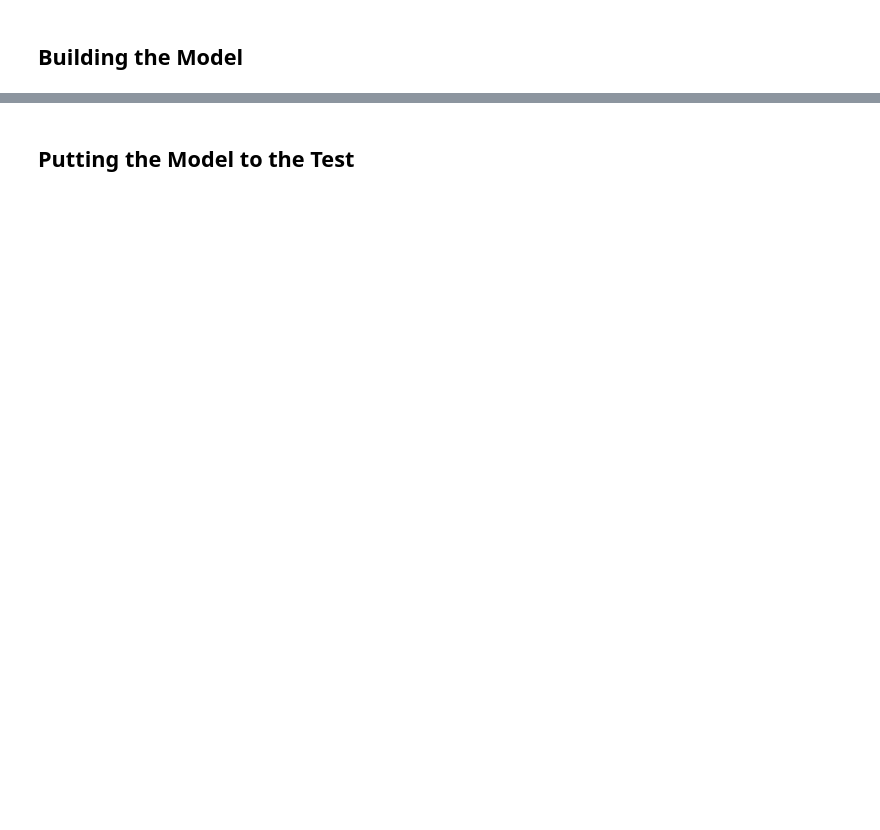
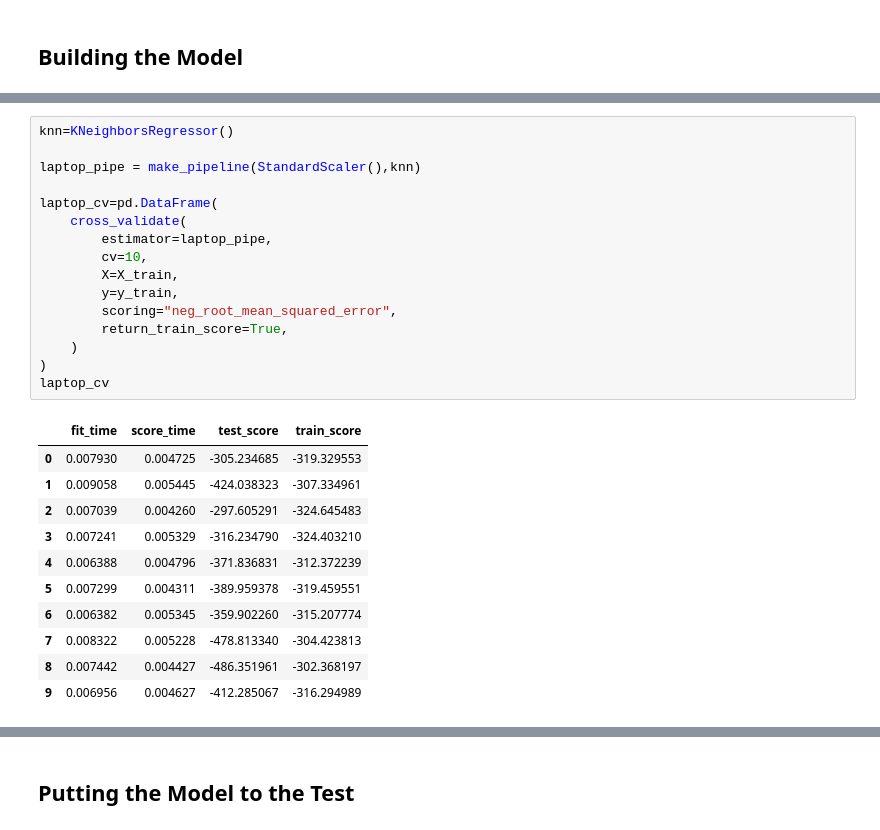
Before and after one commit to fyip3/ds_project, a Jupyter notebook: code/Analysis/Laptop Regressive Price Model.ipynb, the cells around one changed output, grey strips where cells are left out. Drawn from its saved outputs; the diff is of its cells as text; blank space fills up the shorter version.

```diff
--- a/code/Analysis/Laptop Regressive Price Model.ipynb
+++ b/code/Analysis/Laptop Regressive Price Model.ipynb
@@ -136,0 +136,28 @@ laptop_train.head(5)
+# %%
+knn=KNeighborsRegressor()
+
+laptop_pipe = make_pipeline(StandardScaler(),knn)
+
+laptop_cv=pd.DataFrame(
+    cross_validate(
+        estimator=laptop_pipe,
+        cv=10,
+        X=X_train,
+        y=y_train,
+        scoring="neg_root_mean_squared_error",
+        return_train_score=True,
+    )
+)
+laptop_cv
+# %% [output]
+|  | fit_time | score_time | test_score | train_score |
+| 0 | 0.007930 | 0.004725 | -305.234685 | -319.329553 |
+| 1 | 0.009058 | 0.005445 | -424.038323 | -307.334961 |
+| 2 | 0.007039 | 0.004260 | -297.605291 | -324.645483 |
+| 3 | 0.007241 | 0.005329 | -316.234790 | -324.403210 |
+| 4 | 0.006388 | 0.004796 | -371.836831 | -312.372239 |
+| 5 | 0.007299 | 0.004311 | -389.959378 | -319.459551 |
+| 6 | 0.006382 | 0.005345 | -359.902260 | -315.207774 |
+| 7 | 0.008322 | 0.005228 | -478.813340 | -304.423813 |
+| 8 | 0.007442 | 0.004427 | -486.351961 | -302.368197 |
+| 9 | 0.006956 | 0.004627 | -412.285067 | -316.294989 |
```
Also changed, not shown: parts of 14 cells of this notebook.
